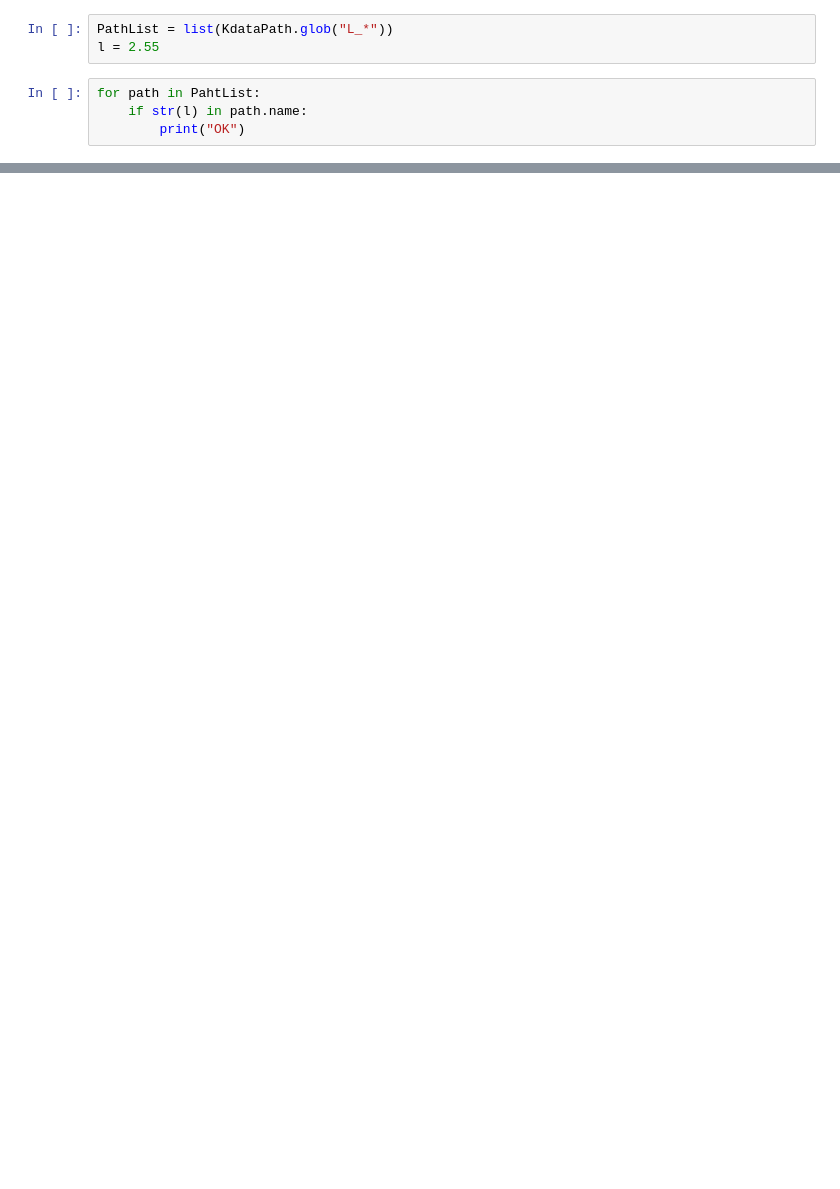
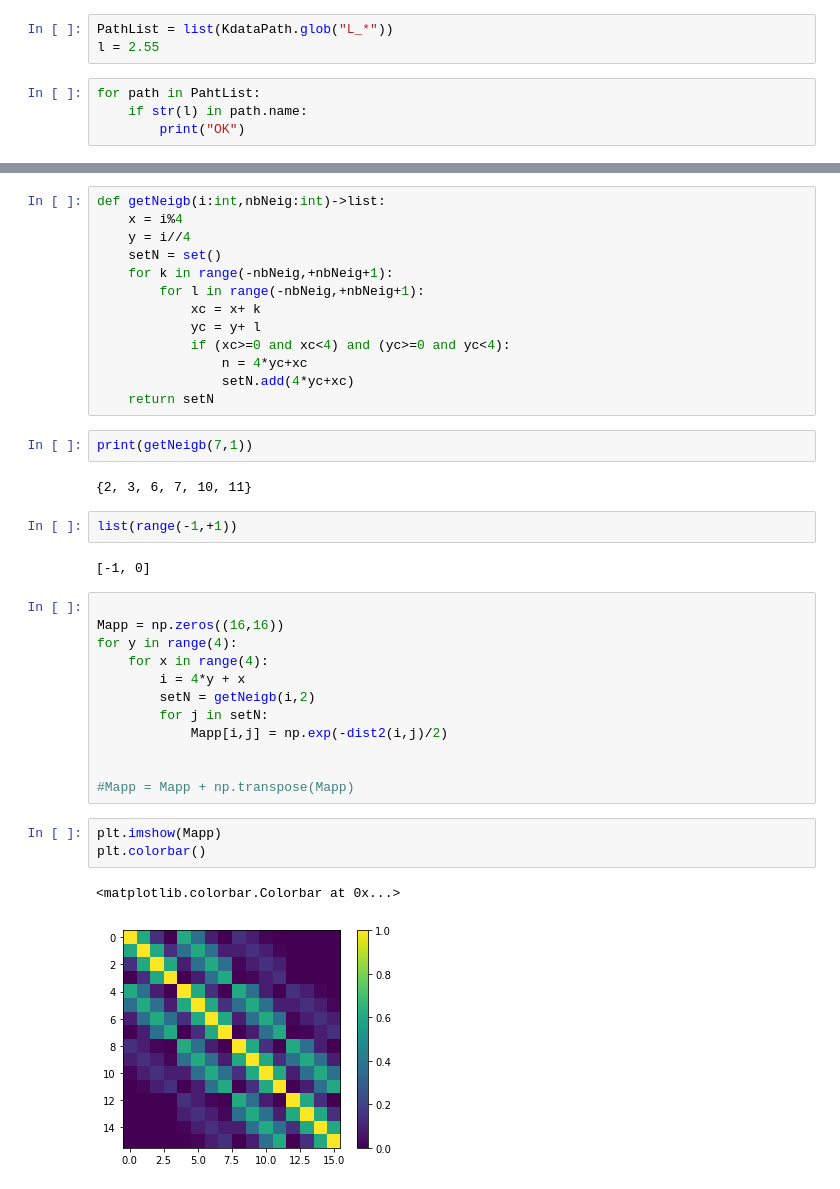
Before and after one commit to alexandreBerezin/ACCAL, a Jupyter notebook: docs/notebooks/kernel.ipynb, the cells around one changed output, grey strips where cells are left out. Drawn from its saved outputs; the diff is of its cells as text; blank space fills up the shorter version.

```diff
--- a/docs/notebooks/kernel.ipynb
+++ b/docs/notebooks/kernel.ipynb
@@ -26,0 +68,39 @@ for path in PahtList:
+# %%
+def getNeigb(i:int,nbNeig:int)->list:
+    x = i%4
+    y = i//4
+    setN = set()
+    for k in range(-nbNeig,+nbNeig+1):
+        for l in range(-nbNeig,+nbNeig+1):
+            xc = x+ k
+            yc = y+ l
+            if (xc>=0 and xc<4) and (yc>=0 and yc<4):
+                n = 4*yc+xc
+                setN.add(4*yc+xc)
+    return setN
+# %%
+print(getNeigb(7,1))
+# %% [output]
+{2, 3, 6, 7, 10, 11}
+# %%
+list(range(-1,+1))
+# %% [output]
+[-1, 0]
+# %%
+
+Mapp = np.zeros((16,16))
+for y in range(4):
+    for x in range(4):
+        i = 4*y + x
+        setN = getNeigb(i,2)
+        for j in setN:
+            Mapp[i,j] = np.exp(-dist2(i,j)/2)
+
+
+#Mapp = Mapp + np.transpose(Mapp)
+# %%
+plt.imshow(Mapp)
+plt.colorbar()
+# %% [output]
+<matplotlib.colorbar.Colorbar at 0x...>
+[figure, added]
```
Also changed, not shown: parts of 14 cells of this notebook, 19 other files.
